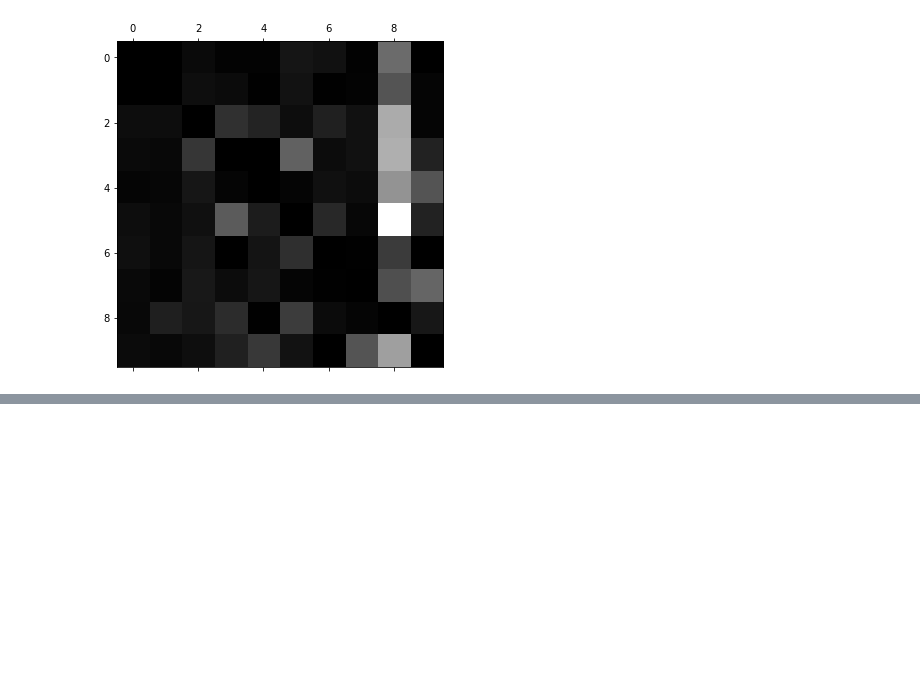
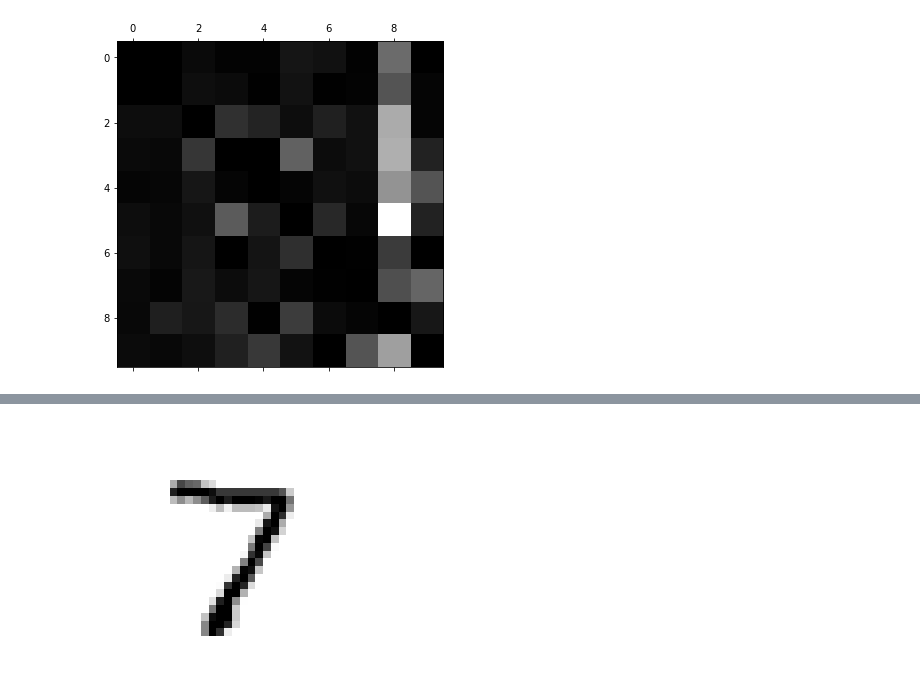
Before and after one commit to zhouxu-ds/ds-tools, a Jupyter notebook: machine_learning/classification/classification.ipynb, the cells around one changed output, grey strips where cells are left out. Saved outputs shown, nothing was run; the diff lists cells and outputs as text; code cells hidden in the pictures; blank space fills up the shorter version.

```diff
--- a/machine_learning/classification/classification.ipynb
+++ b/machine_learning/classification/classification.ipynb
@@ -357,0 +447,4 @@ plt.show()
+# %%
+plot_digit(X_test[0])
+# %% [output]
+[figure, added]
```
Also changed, not shown: parts of 13 cells of this notebook, 4 other files.
